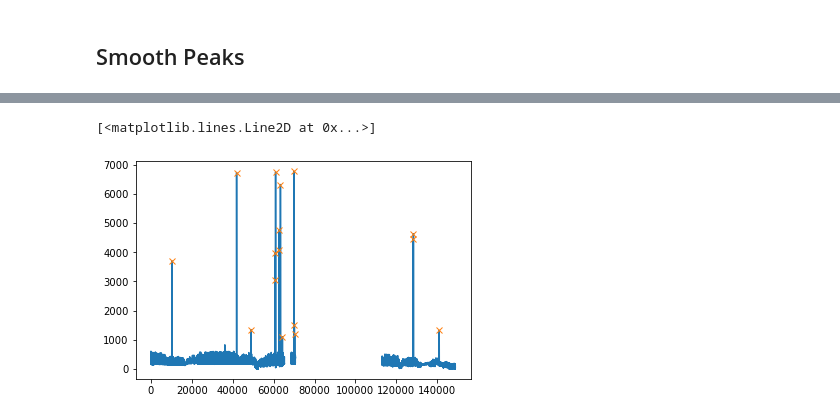
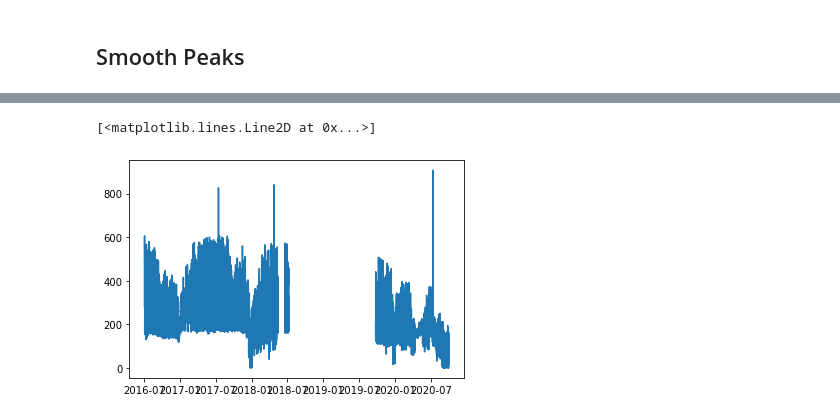
Before and after one commit to ethanp33/ADS2002-Solar-Farm, a Jupyter notebook: Hai/solar_farm.ipynb, the cells around one changed output, grey strips where cells are left out. Drawn from its saved outputs; the diff is of its cells as text; code cells hidden in the pictures.

```diff
--- a/Hai/solar_farm.ipynb
+++ b/Hai/solar_farm.ipynb
@@ -52,7 +55,20 @@ plt.plot(demand_df['Date'], demand_df['Building0'], label='Original Height')
-# %%
-peaks, _ = find_peaks(demand_df['Building0'], height=1000)
-plt.plot(demand_df['Building0'])
-plt.plot(peaks, demand_df['Building0'][peaks], "x")
-# %% [output]
-[<matplotlib.lines.Line2D at 0x...>]
-[figure, removed]
+# %%
+def smooth_like_butter(peak, arr):
+    i = 1
+    j = 1
+    while arr[peak + i] == arr[peak]:
+        i += 1
+    while arr[peak - j] == arr[peak]:
+        j += 1
+    return (arr[peak + i] + arr[peak - j]) / 2, peak + i, peak - j
+# %%
+arr = copy.copy(demand_df['Building0'])
+for peak in peaks:
+    val, high, low = smooth_like_butter(peak, arr)
+    arr[low:high] = val
+demand_df['Building0'] = arr
+# %%
+plt.plot(demand_df['Date'], demand_df['Building0'])
+# %% [output]
+[<matplotlib.lines.Line2D at 0x...>]
+[figure, added]
```
Also changed, not shown: parts of 3 cells of this notebook.
